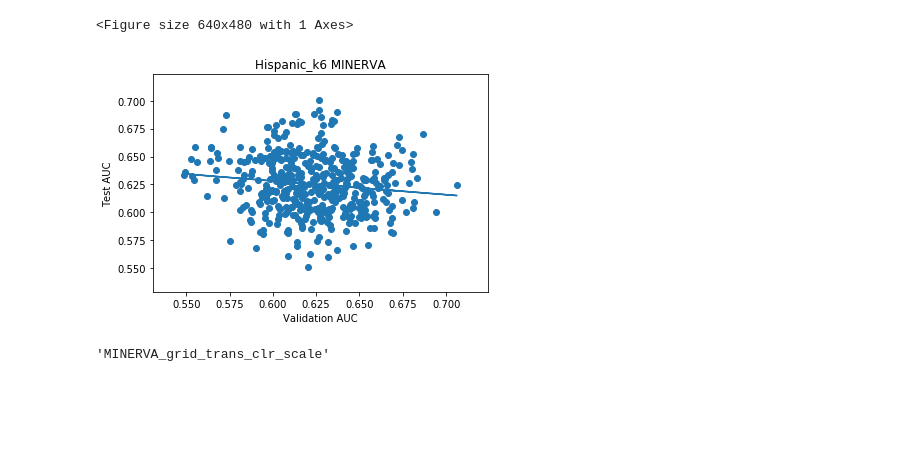
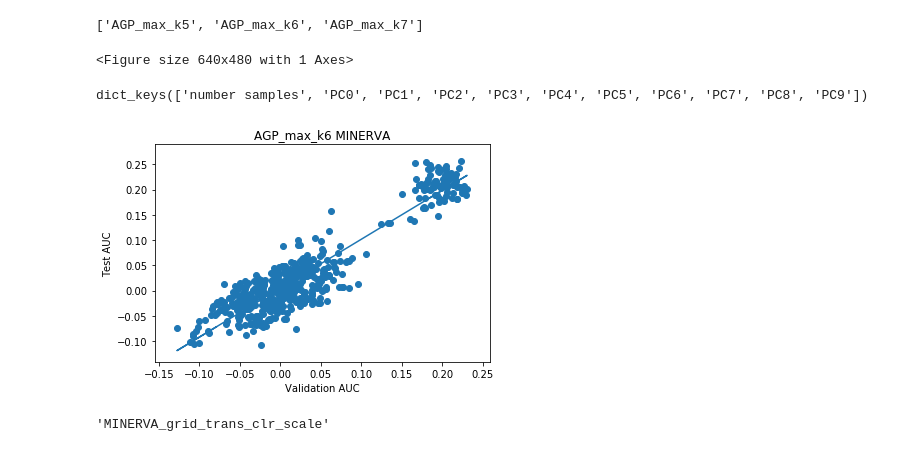
Before and after one commit to LeahBriscoe/microbatch_vc, a Jupyter notebook: Classifier/PlotGrid.ipynb, the cells around one changed output. Cells and saved outputs as stored; diff of their text form; code cells hidden in the pictures; blank space fills up the shorter version.

```diff
--- a/Classifier/PlotGrid.ipynb
+++ b/Classifier/PlotGrid.ipynb
@@ -16,9 +16,9 @@ import pickle
 # %%
 args = sys.argv
 
-cohort_list =  'Hispanic_k5&Hispanic_k6'#'T2D_k6&T2D_k7'#"CRC_k6&CRC_k7"#'Thomas_k6&Thomas_k7' #'T2D_k6&T2D_k7' # 'AGP_max_k5&AGP_max_k6&AGP_max_k7'
-phenotype = "antibiotic"#"bin_antibiotic_last_year"#"bin_t2d"#'bin_crc_normal'#'bmi_corrected'#
-pred_bool = 0
+cohort_list = 'AGP_max_k5&AGP_max_k6&AGP_max_k7'#'T2D_k6&T2D_k7'#'Thomas_k6&Thomas_k7' #"CRC_k6&CRC_k7"#'Hispanic_k5&Hispanic_k6&Hispanic_k7'#Thomas_k6'#'Hispanic_k5&Hispanic_k6&Hispanic_k7'#'T2D_k6&T2D_k7'#"CRC_k6&CRC_k7"#'T2D_k6&T2D_k7' # 'AGP_max_k5&AGP_max_k6&AGP_max_k7'
+phenotype = 'bmi_corrected'#"bin_t2d"#'bin_crc_normal'#'antibiotic'#'bmi_corrected'#"bin_antibiotic_last_year"# 'bin_crc_adenomaORnormal'#""bin_antibiotic_last_year"#'bin_crc_normal'#
+pred_bool = 1
 args = ['./run_MINERVA_test_train_grid.sh','/Users/leahbriscoe/Documents/MicroBatch/microbatch_vc', cohort_list , 'kmer', 'BatchCorrected', phenotype, 1, 0,
         10, 'minervaclrscale',"MINERVA_grid_trans_clr_scale",1,pred_bool]
 # args = ['./run_MINERVA_test_train_grid.sh','/Users/leahbriscoe/Documents/MicroBatch/microbatch_vc', cohort_list, 'kmer', 'BatchCorrected', phenotype, 1, 0,
@@ -92,3 +88,7 @@ all_datasets_dict
+# %%
+study_names
+# %% [output]
+['AGP_max_k5', 'AGP_max_k6', 'AGP_max_k7']
 # %%
 import matplotlib.pyplot as plt
 
@@ -98,7 +98,7 @@ import matplotlib.pyplot as plt
 train_auc = []
 test_auc = []
 dataset_num = 1
-for i in range(10):
+for i in range(num_pcs):
 
     if not PC:
         train_auc.extend(all_datasets_dict['dataset' + str(dataset_num)][trainKey])
@@ -121,34 +121,41 @@ plt.title(study_names[dataset_num] + " MINERVA")
 plt.show()
 # %% [output]
 <Figure size 640x480 with 1 Axes>
+# %%
+all_datasets_dict['dataset0'].keys()
+# %% [output]
+dict_keys(['number samples', 'PC0', 'PC1', 'PC2', 'PC3', 'PC4', 'PC5', 'PC6', 'PC7', 'PC8', 'PC9'])
+# %%
+total_pcs = 10
 # %%
 # check MINERVA PCs
 dataset_num = 1
 
+
 train_auc = []
 test_auc = []
-for i in range(10):
+for i in range(total_pcs):
     if not PC:
         train_auc.extend(all_datasets_dict['dataset' + str(dataset_num)][valKey])
         test_auc.extend(all_datasets_dict['dataset' + str(dataset_num)][testKey])
     else:
         train_auc.extend(all_datasets_dict['dataset' + str(dataset_num)]["PC" + str(i)][valKey])
         test_auc.extend(all_datasets_dict['dataset' + str(dataset_num)]["PC" + str(i)][testKey])
 
 x = np.array(train_auc)
 y = np.array(test_auc)
 plt.scatter( x,  y)
 
 m, b = np.polyfit(x, y, 1)
 
 plt.plot(x, m*x + b)
 
 plt.xlabel("Validation AUC")
 plt.ylabel("Test AUC")
 plt.title(study_names[dataset_num] +" MINERVA")
 plt.show()
 # %% [output]
-[figure, old version]
+[figure, new version]
 # %%
 method
 # %% [output]
```
Also changed, not shown: parts of 19 cells of this notebook, 12 other files.
